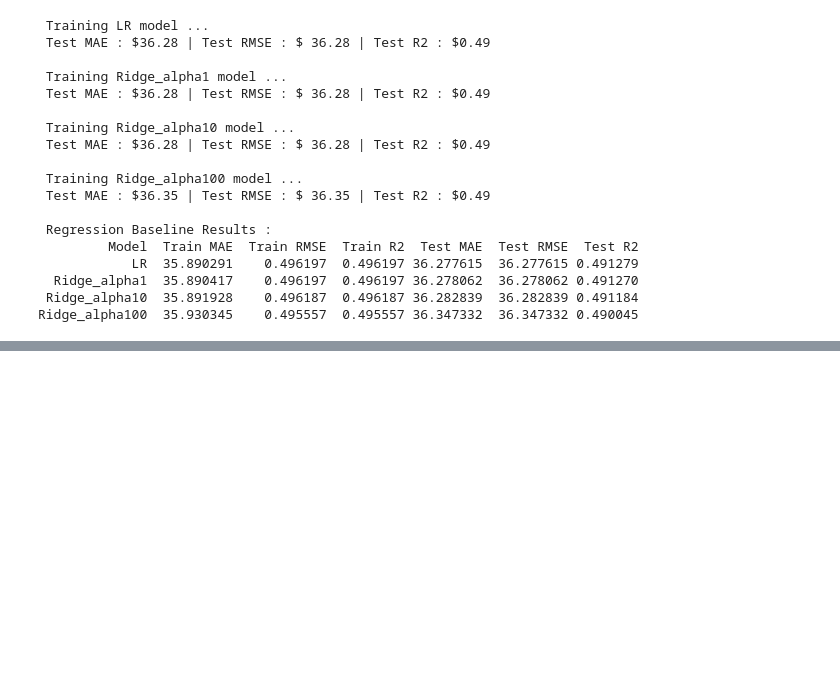
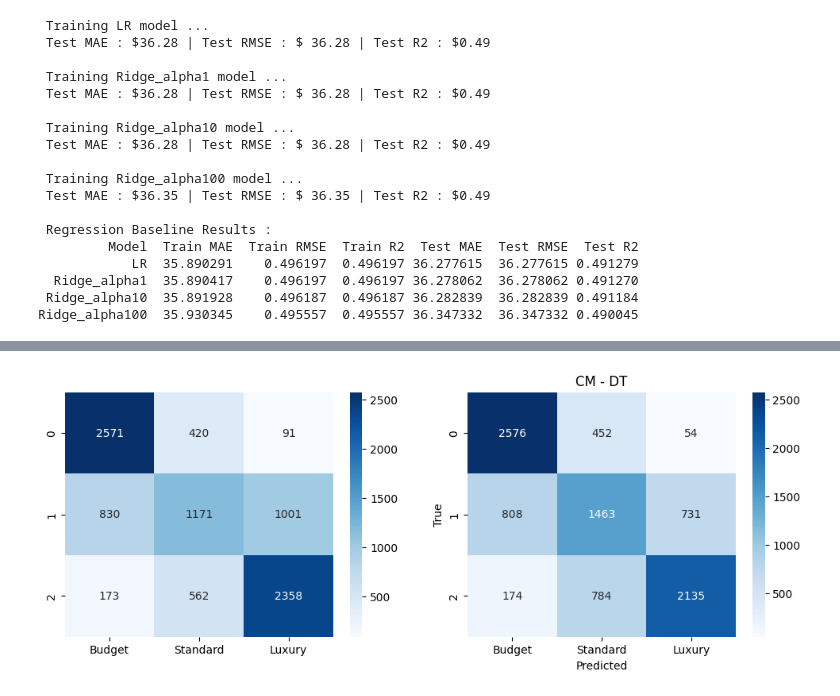
Before and after one commit to p-sahas/NYC-Airbnb-ML-Project, a Jupyter notebook: 2_base_trainer.ipynb, the cells around one changed output, grey strips where cells are left out. Cells and saved outputs as stored; diff of their text form; code cells hidden in the pictures; blank space fills up the shorter version.

```diff
--- a/2_base_trainer.ipynb
+++ b/2_base_trainer.ipynb
@@ -103,7 +104,7 @@ print(df_reg_results.to_string(index=False))
 
 # Save Results
 metrics_reg = df_reg_results.to_dict(orient='records')
-with open(ARTIFACTS_DIR / 'meetrics_baselinr_regression.json', 'w') as f:
+with open(ARTIFACTS_DIR / 'metrics_baseline_regression.json', 'w') as f:
     json.dump(metrics_reg, f, indent=2)
 # %% [output]
  Training LR model ...
@@ -126,0 +200,26 @@ Ridge_alpha100  35.930345    0.495557  0.495557 36.347332  36.347332 0.490045
+# %%
+CLASS_LABELS = ['Budget', 'Standard', 'Luxury']
+fig, axes = plt.subplots(1, 2, figsize=(12, 4))
+
+for idx, (name, model) in enumerate(cls_models.items()):
+    y_pred_test = model.predict(X_test_cls)
+
+    cm = confusion_matrix(y_test_cls, y_pred_test)
+
+    sns.heatmap(
+                cm,
+                annot=True, fmt='d', cmap='Blues',
+                xticklabels=CLASS_LABELS, ax=axes[idx]
+                )
+
+axes[idx].set_title(f"CM - {name}")
+axes[idx].set_ylabel("True")
+axes[idx].set_xlabel("Predicted")
+
+plt.tight_layout
+plt.savefig(
+            FIGURES_DIR / 'baseline_classification_cm.png',
+            dpi=150,bbox_inches='tight'
+            )
+# %% [output]
+[figure, added]
```
Also changed, not shown: parts of 3 cells of this notebook, 3 other files.
